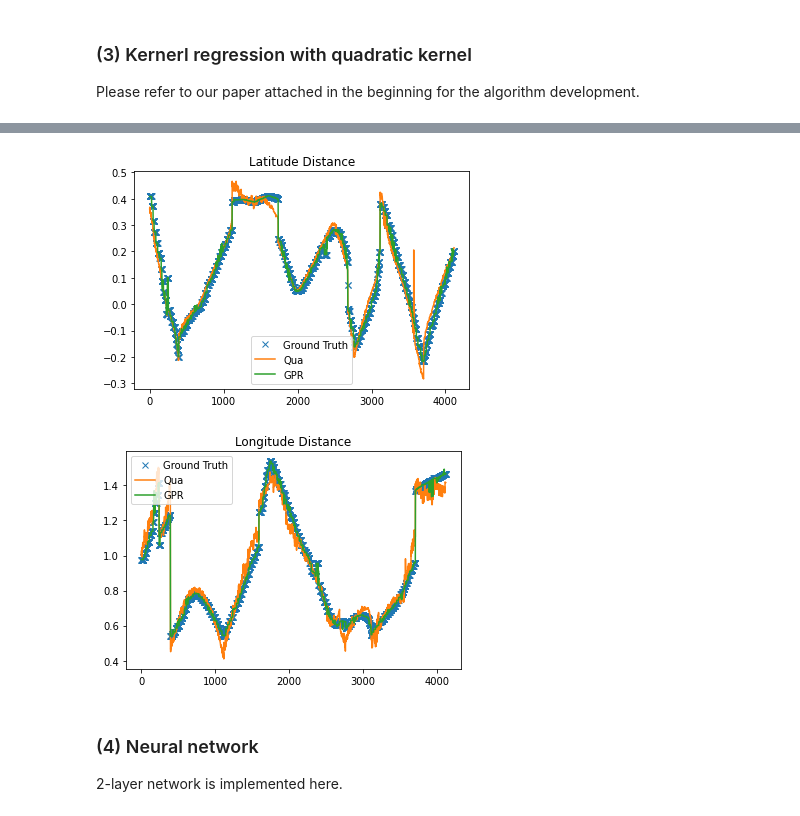
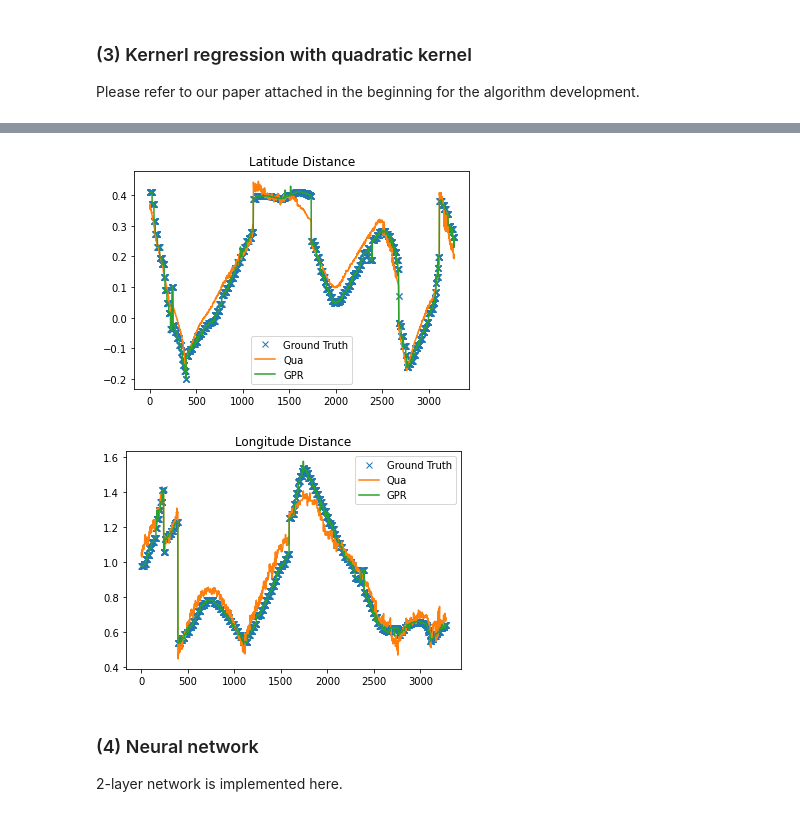
Before and after one commit to ZYblend/Compare-Regression-methods-for-Coordinator-Transformation-Learning, a Jupyter notebook: Comparison_GPR_Qaudratic_Neural.ipynb, the cells around one changed output, grey strips where cells are left out. Saved outputs shown, nothing was run; the diff lists cells and outputs as text; code cells hidden in the pictures.

```diff
--- a/Comparison_GPR_Qaudratic_Neural.ipynb
+++ b/Comparison_GPR_Qaudratic_Neural.ipynb
@@ -150,14 +165,14 @@ tic()
 #kernel1 = DotProduct() + WhiteKernel()
 #kernel2 = ConstantKernel(constant_value=1.0, constant_value_bounds=(0.0, 10.0)) * RBF(length_scale=0.5, length_scale_bounds=(0.0, 10.0)) + RBF(length_scale=2.0, length_scale_bounds=(0.0, 10.0))
 kernel = RBF(length_scale=1)
-gpr_lat = GaussianProcessRegressor(kernel=kernel,random_state=0).fit(X[:,mask].T, y_lat[mask])
-gpr_lon = GaussianProcessRegressor(kernel=kernel,random_state=0).fit(X[:,mask].T, y_lon[mask])
+gpr_lat = GaussianProcessRegressor(kernel=kernel,random_state=0).fit(X_train.T, ylat_train)
+gpr_lon = GaussianProcessRegressor(kernel=kernel,random_state=0).fit(X_train.T, ylon_train)
 
-gpr_lat.score(X[:,mask].T, y_lat[mask])
-gpr_lon.score(X[:,mask].T, y_lon[mask])
+#gpr_lat.score(X[:,mask].T, y_lat[mask])
+#gpr_lon.score(X[:,mask].T, y_lon[mask])
 
-gpr_lat.predict(X[:,mask].T, return_std=True)
-gpr_lon.predict(X[:,mask].T, return_std=True)
+#gpr_lat.predict(X[:,mask].T, return_std=True)
+#gpr_lon.predict(X[:,mask].T, return_std=True)
 elapsed = toc()
 print('Elapsed time:',elapsed)
 # %% [output]
@@ -175,6 +190,6 @@ plt.show()
 # %%
-long_gpr_mean,long_gpr_std= gpr_lon.predict(X[:,mask].T, return_std=True)
-plt.plot(y_lon[mask],'o',label='Ground Truth')
+long_gpr_mean,long_gpr_std= gpr_lon.predict(X_train[:,mask_train].T, return_std=True)
+plt.plot(ylon_train[mask_train],'o',label='Ground Truth')
 plt.plot(long_gpr_mean,'x',label='GPR')
 plt.title('Longitude Distance')
 plt.legend()
@@ -284,7 +299,7 @@ def train_weights(X, y_lat, y_lon):
 tic()
 #q_lat_check, _, rank1, _ = train_quad(X[:, mask], y_lat[mask])
 #q_lon_check, _, rank2, _ = train_quad(X[:, mask], y_lon[mask])
-q_lat, q_lon = train_weights(X[:, mask], y_lat[mask], y_lon[mask])
+q_lat, q_lon = train_weights(X_train, ylat_train, ylon_train)
 
 #q_lat = q_lat_check
 #q_lon = q_lon_check
@@ -296,14 +311,17 @@ Elapsed time: 0.3281747999999993
 # %%
 # Qua prediction
 tic()
-n_samples = X.shape[1]
+n_samples = X_train.shape[1]
 
 delta_lat_quad = np.zeros((n_samples, 1))
 delta_lon_quad = np.zeros((n_samples, 1))
 
+a_norm_train = a_norm[:6000]
+b_norm_train = b_norm[:6000]
+
 for sample in range(n_samples):
-    if mask.values[sample]:
-        x_sample = np.array([a_norm[sample], b_norm[sample]])
+    if mask_train.values[sample]:
+        x_sample = np.array([a_norm_train[sample], b_norm_train[sample]])
 
         delta_lat_quad[sample] = quad_fun(x_sample, q_lat)
         delta_lon_quad[sample] = quad_fun(x_sample, q_lon)
@@ -314,23 +332,23 @@ Elapsed time: 0.34636859999999103
 # %%
 # plotting
-plt.plot(y_lat[mask],'x',label='Ground Truth')
-plt.plot(delta_lat_quad[mask],label='Qua')
+plt.plot(ylat_train[mask_train],'x',label='Ground Truth')
+plt.plot(delta_lat_quad[mask_train],label='Qua')
 plt.plot(lat_gpr_mean,label='GPR')
 plt.title('Latitude Distance')
 plt.legend()
 plt.show()
 # %% [output]
-[figure, old version]
+[figure, new version]
 # %%
 # plotting
-plt.plot(y_lon[mask],'x',label='Ground Truth')
-plt.plot(delta_lon_quad[mask],label='Qua')
+plt.plot(ylon_train[mask_train],'x',label='Ground Truth')
+plt.plot(delta_lon_quad[mask_train],label='Qua')
 plt.plot(long_gpr_mean,label='GPR')
 plt.title('Longitude Distance')
 plt.legend()
 plt.show()
 # %% [output]
-[figure, old version]
+[figure, new version]
 # %% [markdown]
 ### (4) Neural network
 2-layer network is implemented here.
```
Also changed, not shown: parts of 15 cells of this notebook.
